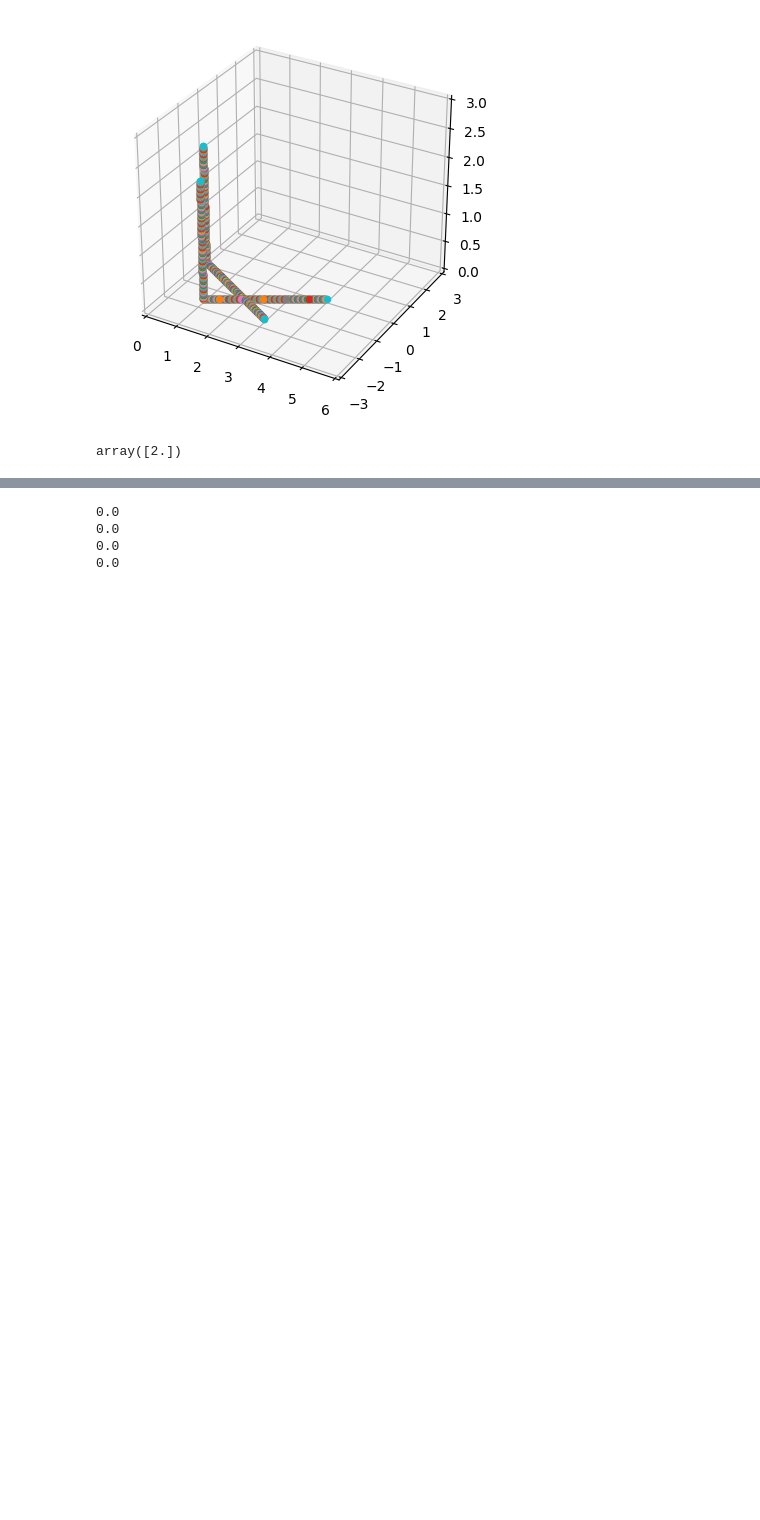
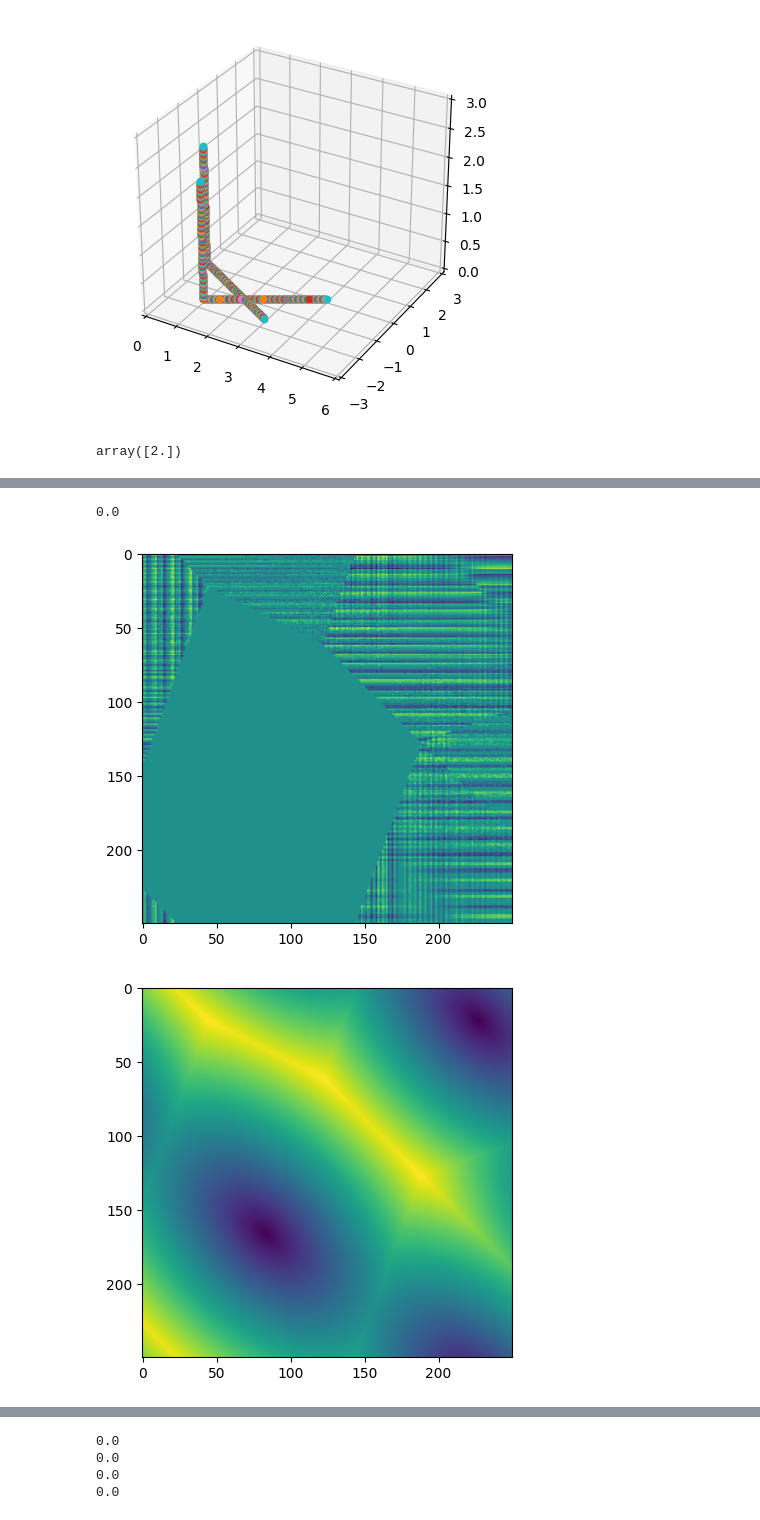
Before and after one commit to kyleormsby/persistent-symmetry, a Jupyter notebook: studentDemos/daleDemos/fund_domain_dale.ipynb, the cells around one changed output, grey strips where cells are left out. Drawn from its saved outputs; the diff is of its cells as text; code cells hidden in the pictures; blank space fills up the shorter version.

```diff
--- a/studentDemos/daleDemos/fund_domain_dale.ipynb
+++ b/studentDemos/daleDemos/fund_domain_dale.ipynb
@@ -365,0 +400,8 @@ plt.show()
+# %%
+march2 = np.zeros((1000,1000))
+for i in range(1000):
+    for j in range(1000):
+        march2[i][j] = distance_C3(isoms2[i], isoms2[j],2)
+plt.figure()
+plt.imshow(march2)
+plt.show()
@@ -366,3 +410,19 @@ plt.show()
 # %%
-print(distance_C3(isoms2[600],isoms[900],2))
-print(distance_C3(isoms2[900],isoms[600],2))
+# print(distance_C3(isoms2[600],isoms2[900],2))
+# print(distance_C3(isoms2[900],isoms2[600],2))
+print((march2[0:250,250:500])[150,50] - np.rot90(np.fliplr(march2[250:500,0:250]))[150,50])
+plt.figure()
+plt.imshow(march2[0:250,250:500] - np.rot90(np.fliplr(march2[250:500,0:250])))
+plt.show()
+plt.figure()
+plt.imshow(march2[0:250,250:500])
+plt.show()
+plt.figure()
+plt.imshow(np.rot90(np.fliplr(march2[250:500,0:250])))
+plt.show()
+# print(distance_C3_correct(isoms2[600],isoms2[900],2))
+# print(distance_C3_correct(isoms2[900],isoms2[600],2))
+# %% [output]
+0.0
+[figure, added]
+[figure, added]
```
Also changed, not shown: parts of 13 cells of this notebook.
